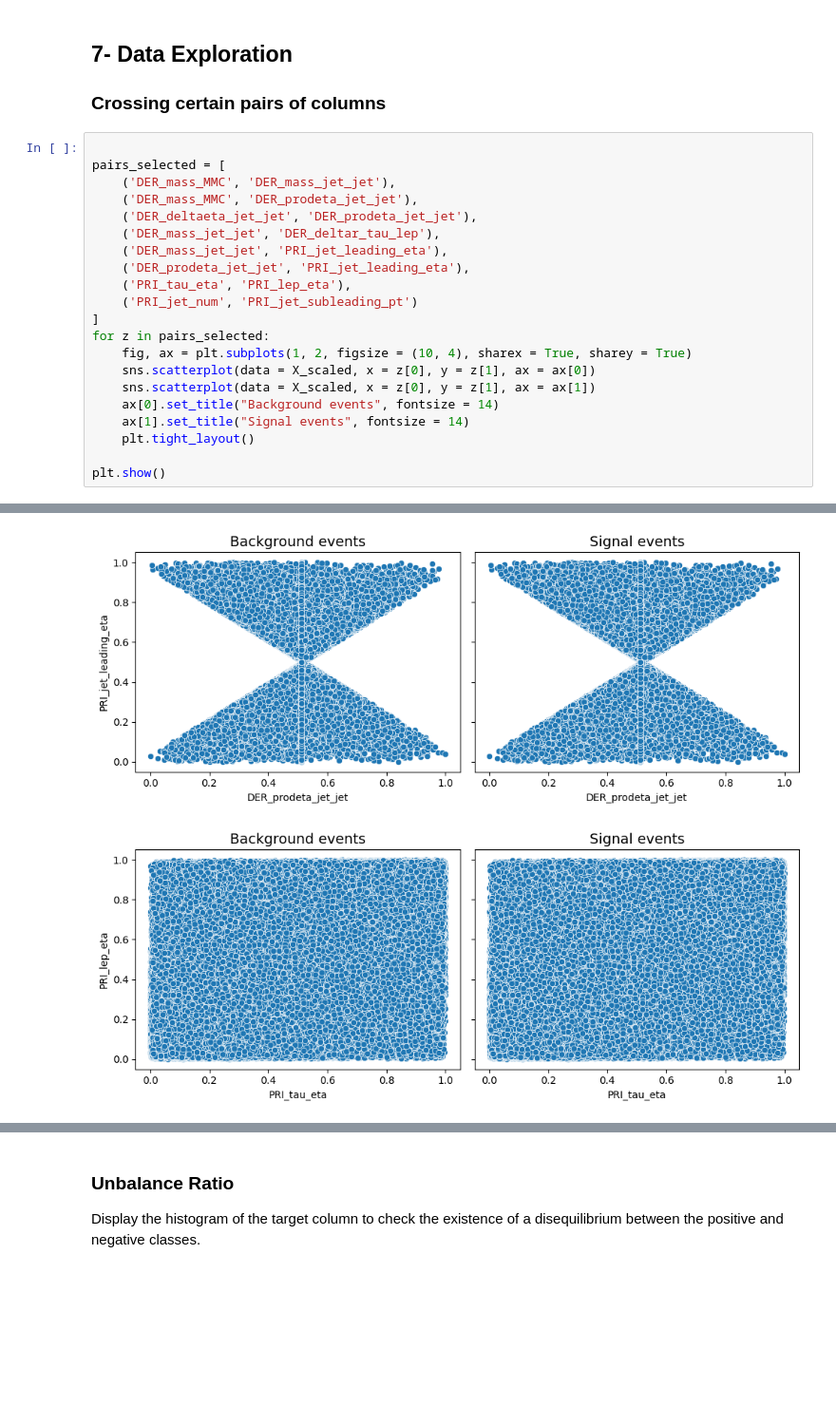
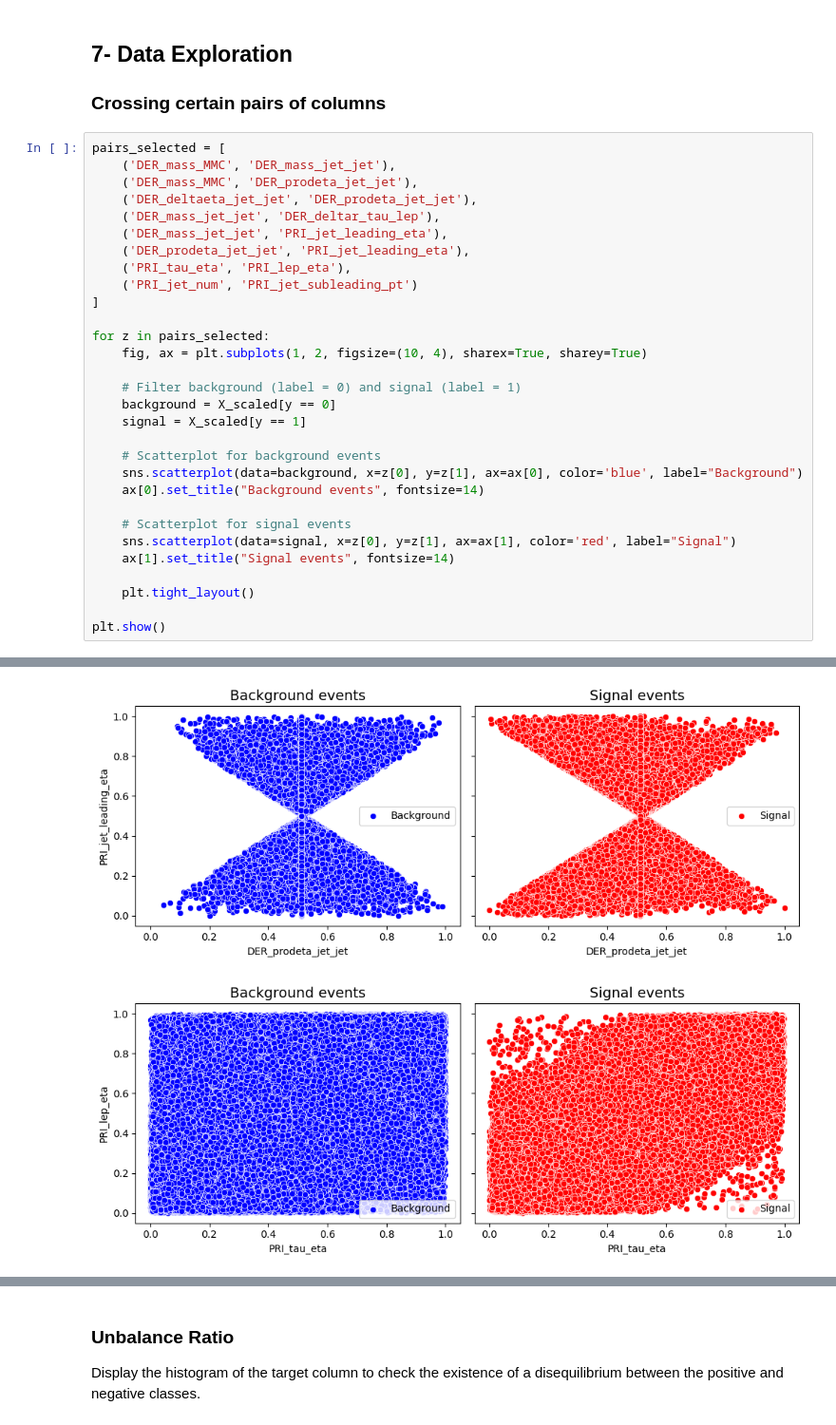
Before and after one commit to SantiagoMartin2002/Project_ML2, a Jupyter notebook: Project_Notebook.ipynb, the cells around one changed output, grey strips where cells are left out. Shown at 95% size. Saved outputs shown, nothing was run; the diff lists cells and outputs as text; blank space fills up the shorter version.

```diff
--- a/Project_Notebook.ipynb
+++ b/Project_Notebook.ipynb
@@ -159,7 +159,6 @@ X_scaled.head()
 
 ### Crossing certain pairs of columns
 # %%
-
 pairs_selected = [
     ('DER_mass_MMC', 'DER_mass_jet_jet'),
     ('DER_mass_MMC', 'DER_prodeta_jet_jet'),
@@ -170,12 +169,22 @@ pairs_selected = [
     ('PRI_tau_eta', 'PRI_lep_eta'),
     ('PRI_jet_num', 'PRI_jet_subleading_pt')
 ]
+
 for z in pairs_selected:
-    fig, ax = plt.subplots(1, 2, figsize = (10, 4), sharex = True, sharey = True)
-    sns.scatterplot(data = X_scaled, x = z[0], y = z[1], ax = ax[0])
-    sns.scatterplot(data = X_scaled, x = z[0], y = z[1], ax = ax[1])
-    ax[0].set_title("Background events", fontsize = 14)
-    ax[1].set_title("Signal events", fontsize = 14)
+    fig, ax = plt.subplots(1, 2, figsize=(10, 4), sharex=True, sharey=True)
+
+    # Filter background (label = 0) and signal (label = 1)
+    background = X_scaled[y == 0]
+    signal = X_scaled[y == 1]
+
+    # Scatterplot for background events
+    sns.scatterplot(data=background, x=z[0], y=z[1], ax=ax[0], color='blue', label="Background")
+    ax[0].set_title("Background events", fontsize=14)
+
+    # Scatterplot for signal events
+    sns.scatterplot(data=signal, x=z[0], y=z[1], ax=ax[1], color='red', label="Signal")
+    ax[1].set_title("Signal events", fontsize=14)
+
     plt.tight_layout()
 
 plt.show()
@@ -188,2 +197,2 @@ plt.show()
-[figure, old version]
+[figure, new version]
-[figure, old version]
+[figure, new version]
```
Also changed, not shown: parts of 32 cells of this notebook, 8 other files.
